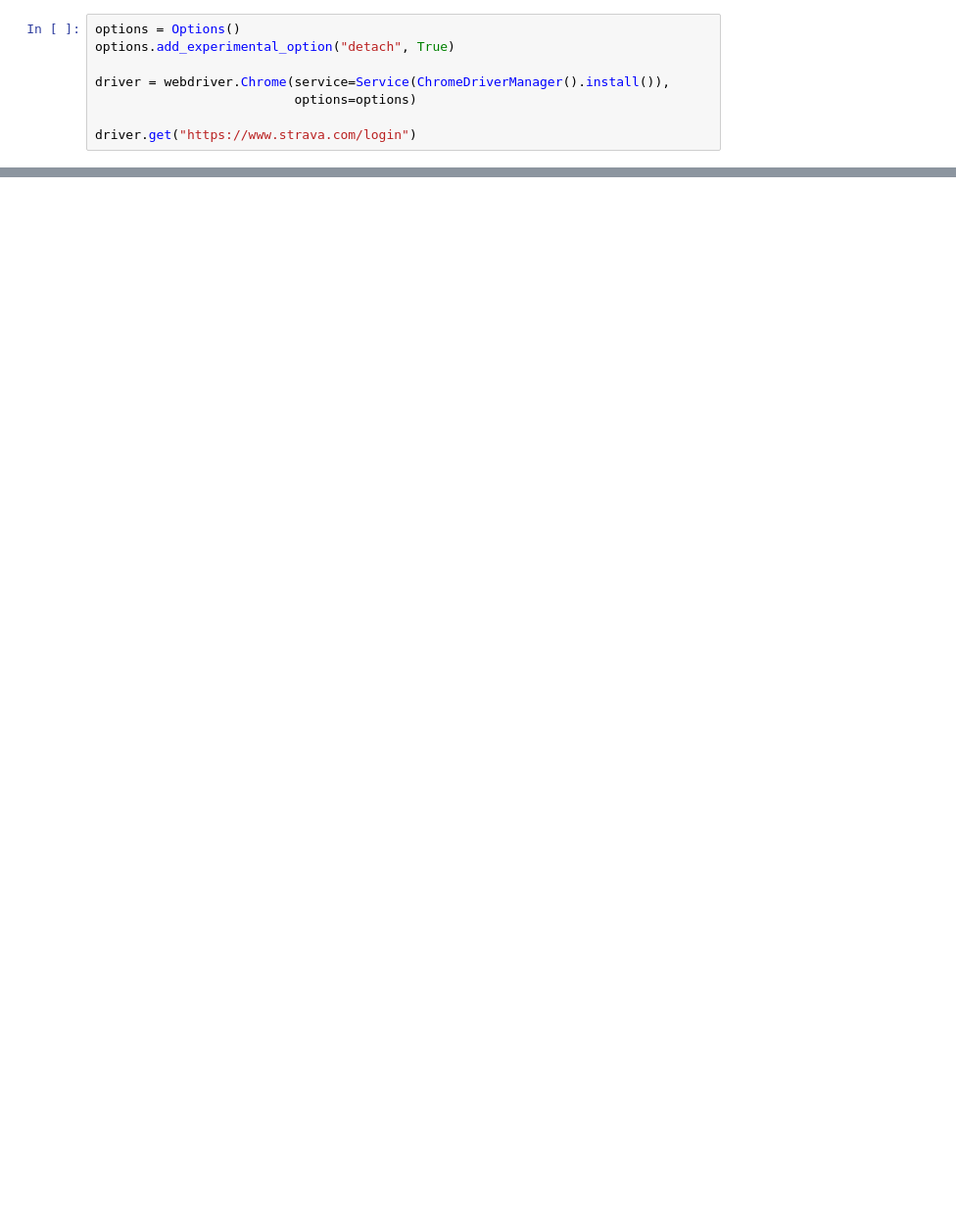
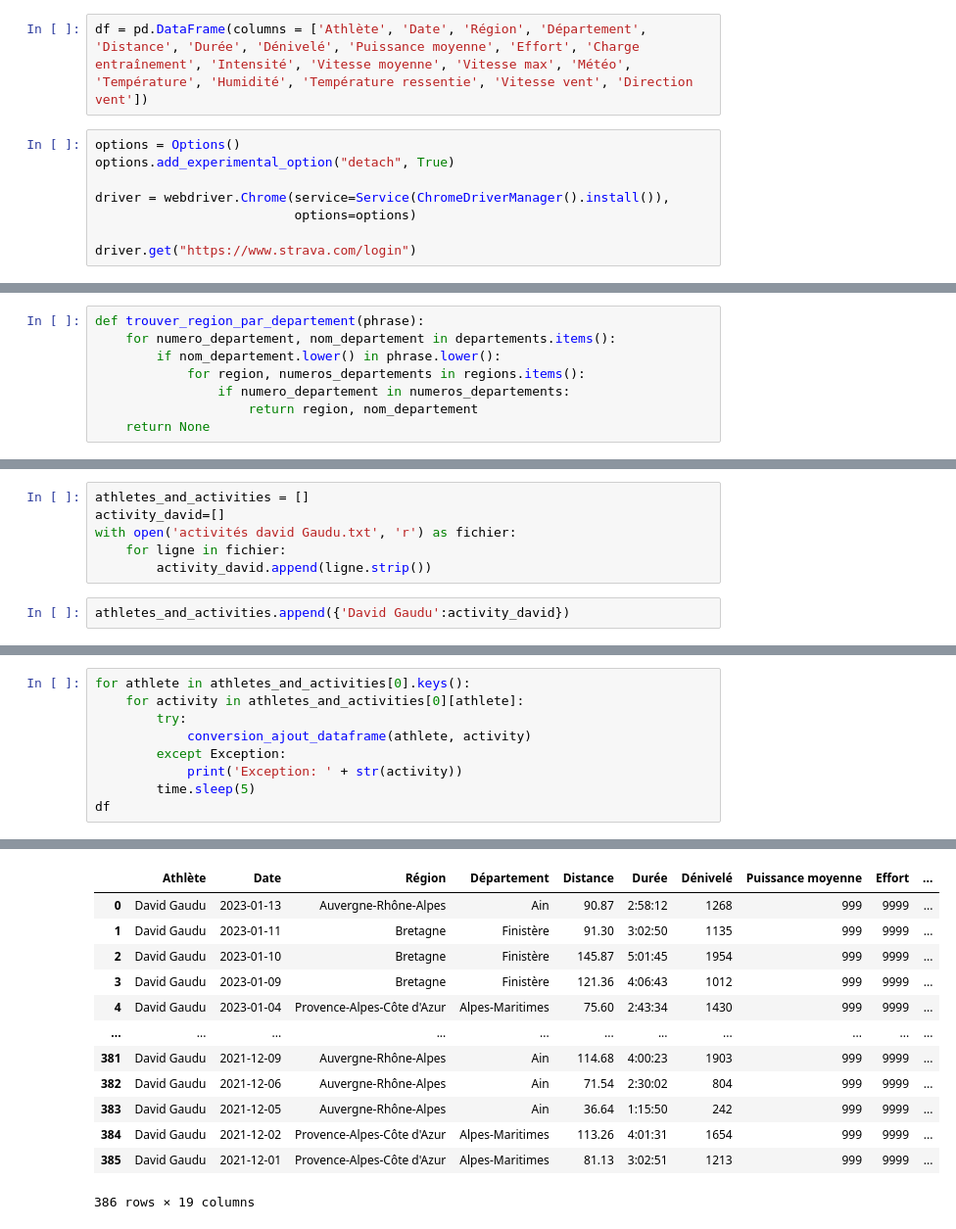
Before and after one commit to ArtusDLV/Webscrapping-Projet, a Jupyter notebook: Scraping Strava - Artus Chapelain.ipynb, the cells around one changed output, grey strips where cells are left out. Shown at 98% size. Drawn from its saved outputs; the diff is of its cells as text; blank space fills up the shorter version.

```diff
--- a/Scraping Strava - Artus Chapelain.ipynb
+++ b/Scraping Strava - Artus Chapelain.ipynb
@@ -11,3 +24,5 @@ from selenium.webdriver.common.keys import Keys
+# %%
+df = pd.DataFrame(columns = ['Athlète', 'Date', 'Région', 'Département', 'Distance', 'Durée', 'Dénivelé', 'Puissance moyenne', 'Effort', 'Charge entraînement', 'Intensité', 'Vitesse moyenne', 'Vitesse max', 'Météo', 'Température', 'Humidité', 'Température ressentie', 'Vitesse vent', 'Direction vent'])
 # %%
 options = Options()
 options.add_experimental_option("detach", True)
@@ -20,4 +36,12 @@ driver.get("https://www.strava.com/login")
 driver.find_element("id", "email").send_keys('df119a65719856@crankymonkey.info')
 driver.find_element("id", "password").send_keys('Selenium159')
 driver.find_element("id", "login-button").click()
+# %%
+def trouver_region_par_departement(phrase):
+    for numero_departement, nom_departement in departements.items():
+        if nom_departement.lower() in phrase.lower():
+            for region, numeros_departements in regions.items():
+                if numero_departement in numeros_departements:
+                    return region, nom_departement
+    return None
 # %%
@@ -32,0 +169,8 @@ driver.find_element(By.CLASS_NAME, "athlete-name-link").click()
+# %%
+athletes_and_activities = []
+activity_david=[]
+with open('activités david Gaudu.txt', 'r') as fichier:
+    for ligne in fichier:
+        activity_david.append(ligne.strip())
+# %%
+athletes_and_activities.append({'David Gaudu':activity_david})
@@ -32,0 +197,10 @@ driver.find_element(By.CLASS_NAME, "athlete-name-link").click()
+# %%
+for athlete in athletes_and_activities[0].keys():
+    for activity in athletes_and_activities[0][athlete]:
+        try:
+            conversion_ajout_dataframe(athlete, activity)
+        except Exception:
+            print('Exception: ' + str(activity))
+        time.sleep(5)
+df
+# %% [output]
@@ -32,0 +224,13 @@ driver.find_element(By.CLASS_NAME, "athlete-name-link").click()
+|  | Athlète | Date | Région | Département | Distance | Durée | Dénivelé | Puissance moyenne | Effort | ... |
+| 0 | David Gaudu | 2023-01-13 | Auvergne-Rhône-Alpes | Ain | 90.87 | 2:58:12 | 1268 | 999 | 9999 | ... |
+| 1 | David Gaudu | 2023-01-11 | Bretagne | Finistère | 91.30 | 3:02:50 | 1135 | 999 | 9999 | ... |
+| 2 | David Gaudu | 2023-01-10 | Bretagne | Finistère | 145.87 | 5:01:45 | 1954 | 999 | 9999 | ... |
+| 3 | David Gaudu | 2023-01-09 | Bretagne | Finistère | 121.36 | 4:06:43 | 1012 | 999 | 9999 | ... |
+| 4 | David Gaudu | 2023-01-04 | Provence-Alpes-Côte d'Azur | Alpes-Maritimes | 75.60 | 2:43:34 | 1430 | 999 | 9999 | ... |
+| ... | ... | ... | ... | ... | ... | ... | ... | ... | ... | ... |
+| 381 | David Gaudu | 2021-12-09 | Auvergne-Rhône-Alpes | Ain | 114.68 | 4:00:23 | 1903 | 999 | 9999 | ... |
+| 382 | David Gaudu | 2021-12-06 | Auvergne-Rhône-Alpes | Ain | 71.54 | 2:30:02 | 804 | 999 | 9999 | ... |
+| 383 | David Gaudu | 2021-12-05 | Auvergne-Rhône-Alpes | Ain | 36.64 | 1:15:50 | 242 | 999 | 9999 | ... |
+| 384 | David Gaudu | 2021-12-02 | Provence-Alpes-Côte d'Azur | Alpes-Maritimes | 113.26 | 4:01:31 | 1654 | 999 | 9999 | ... |
+| 385 | David Gaudu | 2021-12-01 | Provence-Alpes-Côte d'Azur | Alpes-Maritimes | 81.13 | 3:02:51 | 1213 | 999 | 9999 | ... |
+386 rows × 19 columns
```
Also changed, not shown: parts of 25 cells of this notebook, 26 other files.
